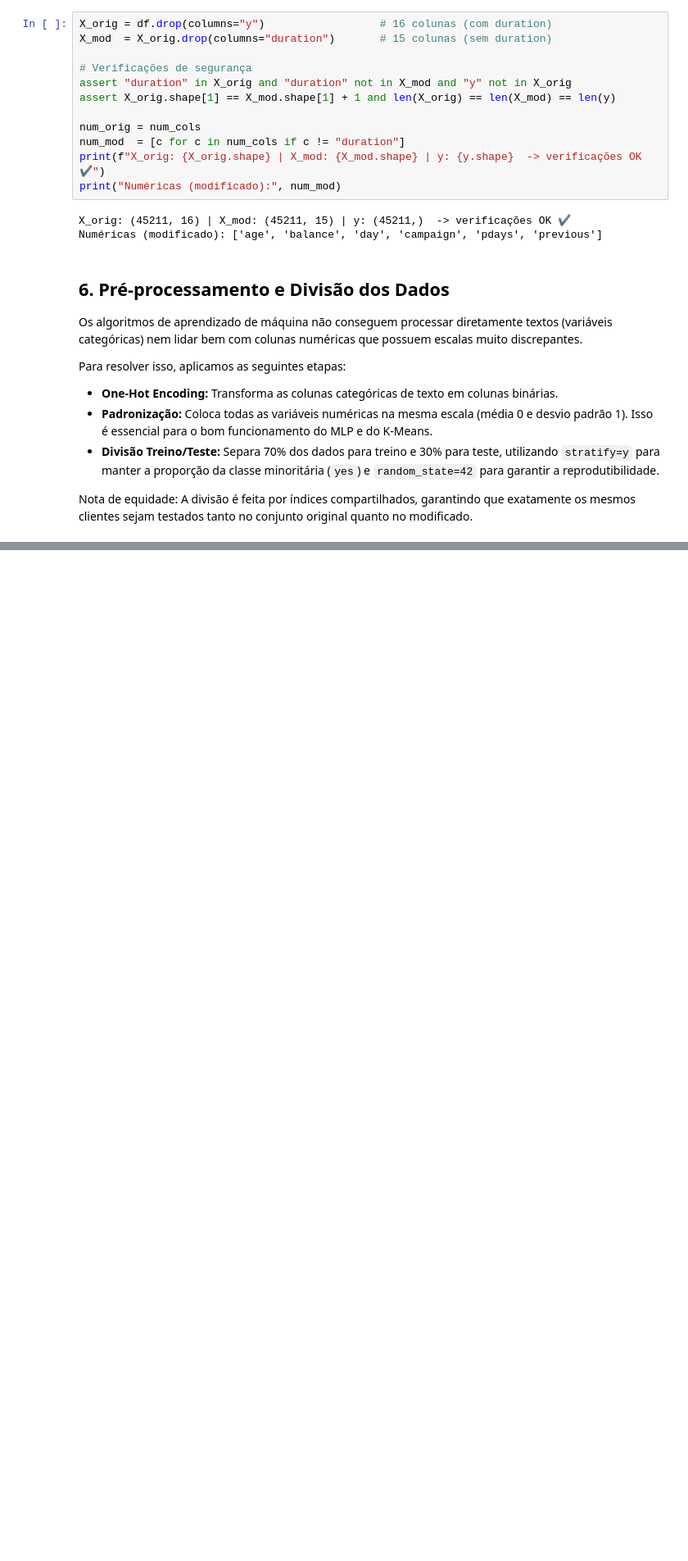
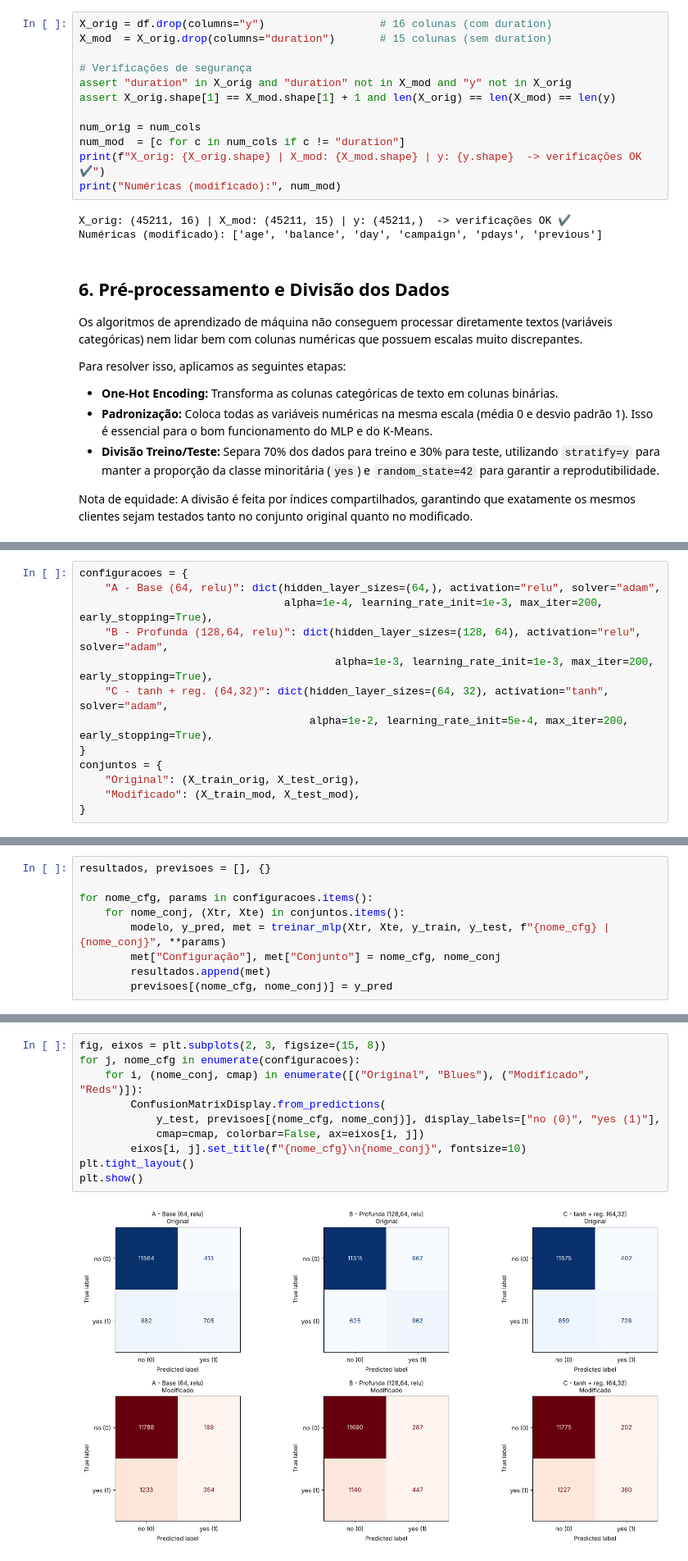
Before and after one commit to Davi-Lorena/Trabalho-IA, a Jupyter notebook: trabalho.ipynb, the cells around one changed output, grey strips where cells are left out. Shown at 82% size. Saved outputs shown, nothing was run; the diff lists cells and outputs as text; blank space fills up the shorter version.

```diff
--- a/trabalho.ipynb
+++ b/trabalho.ipynb
@@ -237,0 +416,13 @@ Pré-processamento e divisão concluídos!
+# %%
+configuracoes = {
+    "A - Base (64, relu)": dict(hidden_layer_sizes=(64,), activation="relu", solver="adam",
+                                alpha=1e-4, learning_rate_init=1e-3, max_iter=200, early_stopping=True),
+    "B - Profunda (128,64, relu)": dict(hidden_layer_sizes=(128, 64), activation="relu", solver="adam",
+                                        alpha=1e-3, learning_rate_init=1e-3, max_iter=200, early_stopping=True),
+    "C - tanh + reg. (64,32)": dict(hidden_layer_sizes=(64, 32), activation="tanh", solver="adam",
+                                    alpha=1e-2, learning_rate_init=5e-4, max_iter=200, early_stopping=True),
+}
+conjuntos = {
+    "Original": (X_train_orig, X_test_orig),
+    "Modificado": (X_train_mod, X_test_mod),
+}
@@ -237,0 +432,9 @@ Pré-processamento e divisão concluídos!
+# %%
+resultados, previsoes = [], {}
+
+for nome_cfg, params in configuracoes.items():
+    for nome_conj, (Xtr, Xte) in conjuntos.items():
+        modelo, y_pred, met = treinar_mlp(Xtr, Xte, y_train, y_test, f"{nome_cfg} | {nome_conj}", **params)
+        met["Configuração"], met["Conjunto"] = nome_cfg, nome_conj
+        resultados.append(met)
+        previsoes[(nome_cfg, nome_conj)] = y_pred
@@ -237,0 +462,12 @@ Pré-processamento e divisão concluídos!
+# %%
+fig, eixos = plt.subplots(2, 3, figsize=(15, 8))
+for j, nome_cfg in enumerate(configuracoes):
+    for i, (nome_conj, cmap) in enumerate([("Original", "Blues"), ("Modificado", "Reds")]):
+        ConfusionMatrixDisplay.from_predictions(
+            y_test, previsoes[(nome_cfg, nome_conj)], display_labels=["no (0)", "yes (1)"],
+            cmap=cmap, colorbar=False, ax=eixos[i, j])
+        eixos[i, j].set_title(f"{nome_cfg}\n{nome_conj}", fontsize=10)
+plt.tight_layout()
+plt.show()
+# %% [output]
+[figure, added]
```
Also changed, not shown: parts of 21 cells of this notebook.
